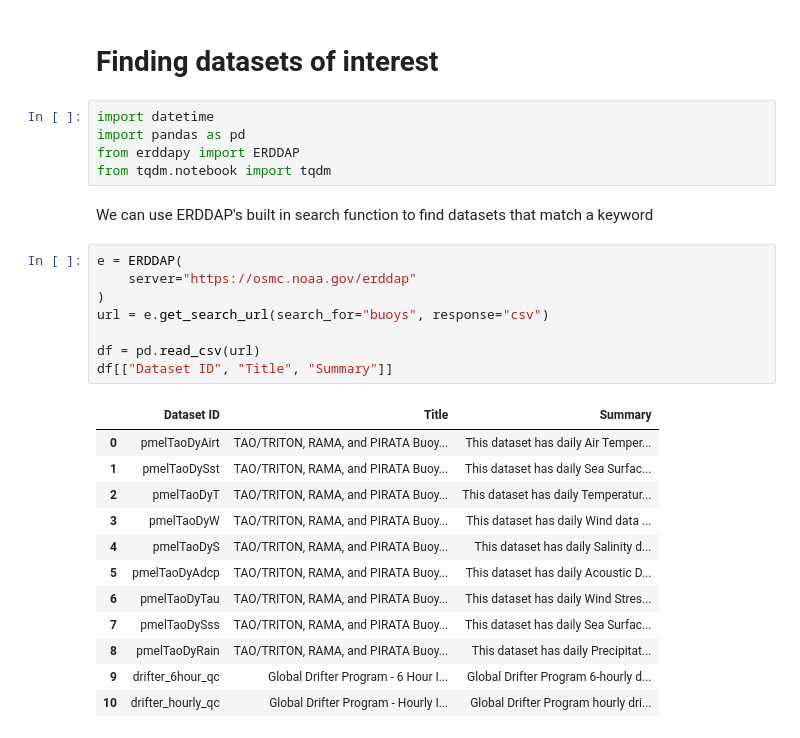
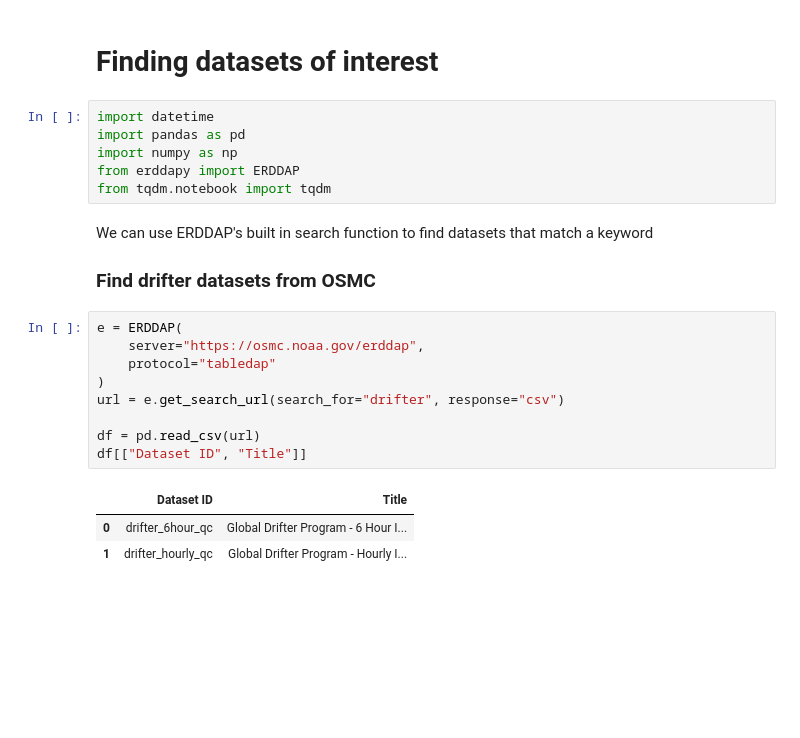
Before and after one commit to voto-ocean-knowledge/goos-erddap-demo, a Jupyter notebook: 01_search_and_filter.ipynb, the cells around one changed output. Saved outputs shown, nothing was run; the diff lists cells and outputs as text; blank space fills up the shorter version.

```diff
--- a/01_search_and_filter.ipynb
+++ b/01_search_and_filter.ipynb
@@ -3,28 +3,23 @@
 # %%
 import datetime
 import pandas as pd
+import numpy as np
 from erddapy import ERDDAP
 from tqdm.notebook import tqdm
 # %% [markdown]
 We can use ERDDAP's built in search function to find datasets that match a keyword
+
+### Find drifter datasets from OSMC
 # %%
 e = ERDDAP(
-    server="https://osmc.noaa.gov/erddap"
+    server="https://osmc.noaa.gov/erddap",
+    protocol="tabledap"
 )
-url = e.get_search_url(search_for="buoys", response="csv")
+url = e.get_search_url(search_for="drifter", response="csv")
 
 df = pd.read_csv(url)
-df[["Dataset ID", "Title", "Summary"]]
+df[["Dataset ID", "Title"]]
 # %% [output]
-|  | Dataset ID | Title | Summary |
-| 0 | pmelTaoDyAirt | TAO/TRITON, RAMA, and PIRATA Buoy... | This dataset has daily Air Temper... |
-| 1 | pmelTaoDySst | TAO/TRITON, RAMA, and PIRATA Buoy... | This dataset has daily Sea Surfac... |
-| 2 | pmelTaoDyT | TAO/TRITON, RAMA, and PIRATA Buoy... | This dataset has daily Temperatur... |
-| 3 | pmelTaoDyW | TAO/TRITON, RAMA, and PIRATA Buoy... | This dataset has daily Wind data ... |
-| 4 | pmelTaoDyS | TAO/TRITON, RAMA, and PIRATA Buoy... | This dataset has daily Salinity d... |
-| 5 | pmelTaoDyAdcp | TAO/TRITON, RAMA, and PIRATA Buoy... | This dataset has daily Acoustic D... |
-| 6 | pmelTaoDyTau | TAO/TRITON, RAMA, and PIRATA Buoy... | This dataset has daily Wind Stres... |
-| 7 | pmelTaoDySss | TAO/TRITON, RAMA, and PIRATA Buoy... | This dataset has daily Sea Surfac... |
-| 8 | pmelTaoDyRain | TAO/TRITON, RAMA, and PIRATA Buoy... | This dataset has daily Precipitat... |
-| 9 | drifter_6hour_qc | Global Drifter Program - 6 Hour I... | Global Drifter Program 6-hourly d... |
-| 10 | drifter_hourly_qc | Global Drifter Program - Hourly I... | Global Drifter Program hourly dri... |
+|  | Dataset ID | Title |
+| 0 | drifter_6hour_qc | Global Drifter Program - 6 Hour I... |
+| 1 | drifter_hourly_qc | Global Drifter Program - Hourly I... |
```
Also changed, not shown: parts of 14 cells of this notebook.
